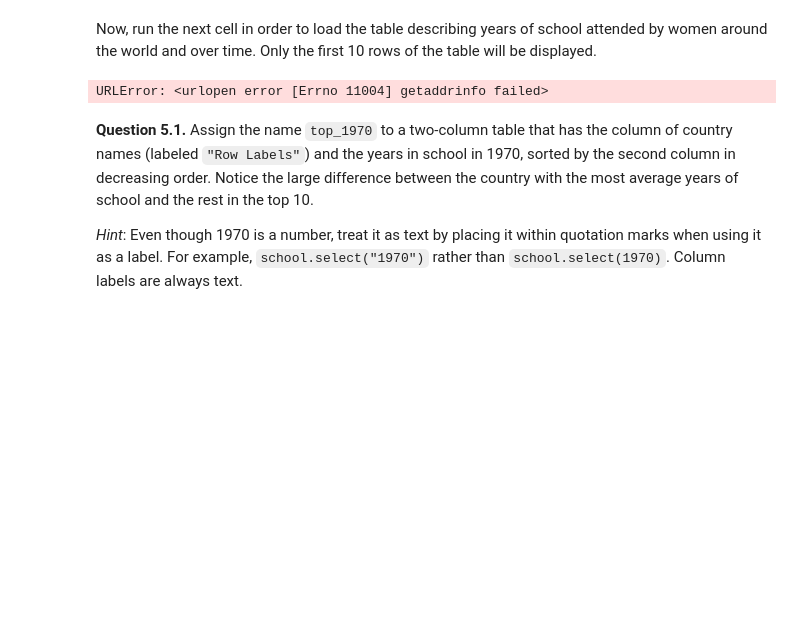
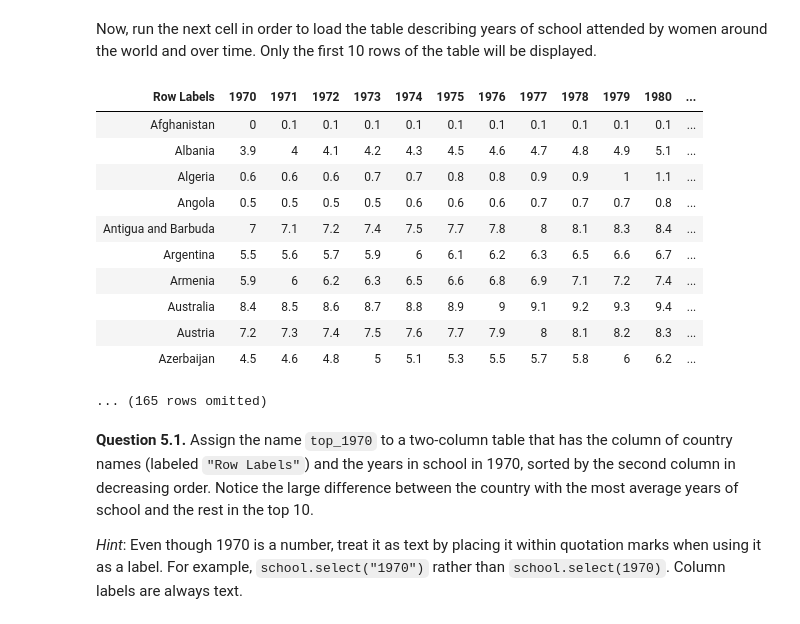
Before and after one commit to C20WW/Math-377-Sesler, a Jupyter notebook: Lesson 03 Lab 01.ipynb, the cells around one changed output. Saved outputs shown, nothing was run; the diff lists cells and outputs as text; code cells hidden in the pictures; blank space fills up the shorter version.

```diff
--- a/Lesson 03 Lab 01.ipynb
+++ b/Lesson 03 Lab 01.ipynb
@@ -435,11 +422,22 @@ from datascience import *
 %matplotlib inline
 # %% [markdown]
 Now, run the next cell in order to load the table describing years of school attended by women around the world and over time. Only the first 10 rows of the table will be displayed.
-# %%
-school = Table.read_table('https://docs.google.com/spreadsheets/d/1kmnYQzXLGVF9RbKB3Y-WuUsJFumnE4s2UWdmlskv6r4/pub#')
-school
-# %% [output]
-URLError: <urlopen error [Errno 11004] getaddrinfo failed>
+# %%
+school = Table.read_table('Data\school.csv')
+school
+# %% [output]
+| Row Labels | 1970 | 1971 | 1972 | 1973 | 1974 | 1975 | 1976 | 1977 | 1978 | 1979 | 1980 | ... |
+| Afghanistan | 0 | 0.1 | 0.1 | 0.1 | 0.1 | 0.1 | 0.1 | 0.1 | 0.1 | 0.1 | 0.1 | ... |
+| Albania | 3.9 | 4 | 4.1 | 4.2 | 4.3 | 4.5 | 4.6 | 4.7 | 4.8 | 4.9 | 5.1 | ... |
+| Algeria | 0.6 | 0.6 | 0.6 | 0.7 | 0.7 | 0.8 | 0.8 | 0.9 | 0.9 | 1 | 1.1 | ... |
+| Angola | 0.5 | 0.5 | 0.5 | 0.5 | 0.6 | 0.6 | 0.6 | 0.7 | 0.7 | 0.7 | 0.8 | ... |
+| Antigua and Barbuda | 7 | 7.1 | 7.2 | 7.4 | 7.5 | 7.7 | 7.8 | 8 | 8.1 | 8.3 | 8.4 | ... |
+| Argentina | 5.5 | 5.6 | 5.7 | 5.9 | 6 | 6.1 | 6.2 | 6.3 | 6.5 | 6.6 | 6.7 | ... |
+| Armenia | 5.9 | 6 | 6.2 | 6.3 | 6.5 | 6.6 | 6.8 | 6.9 | 7.1 | 7.2 | 7.4 | ... |
+| Australia | 8.4 | 8.5 | 8.6 | 8.7 | 8.8 | 8.9 | 9 | 9.1 | 9.2 | 9.3 | 9.4 | ... |
+| Austria | 7.2 | 7.3 | 7.4 | 7.5 | 7.6 | 7.7 | 7.9 | 8 | 8.1 | 8.2 | 8.3 | ... |
+| Azerbaijan | 4.5 | 4.6 | 4.8 | 5 | 5.1 | 5.3 | 5.5 | 5.7 | 5.8 | 6 | 6.2 | ... |
+... (165 rows omitted)
 # %% [markdown]
 **Question 5.1.**
 Assign the name `top_1970` to a two-column table that has the column of country names (labeled `"Row Labels"`) and the years in school in 1970, sorted by the second column in decreasing order. Notice the large difference between the country with the most average years of school and the rest in the top 10.
```
Also changed, not shown: parts of 11 cells of this notebook.
